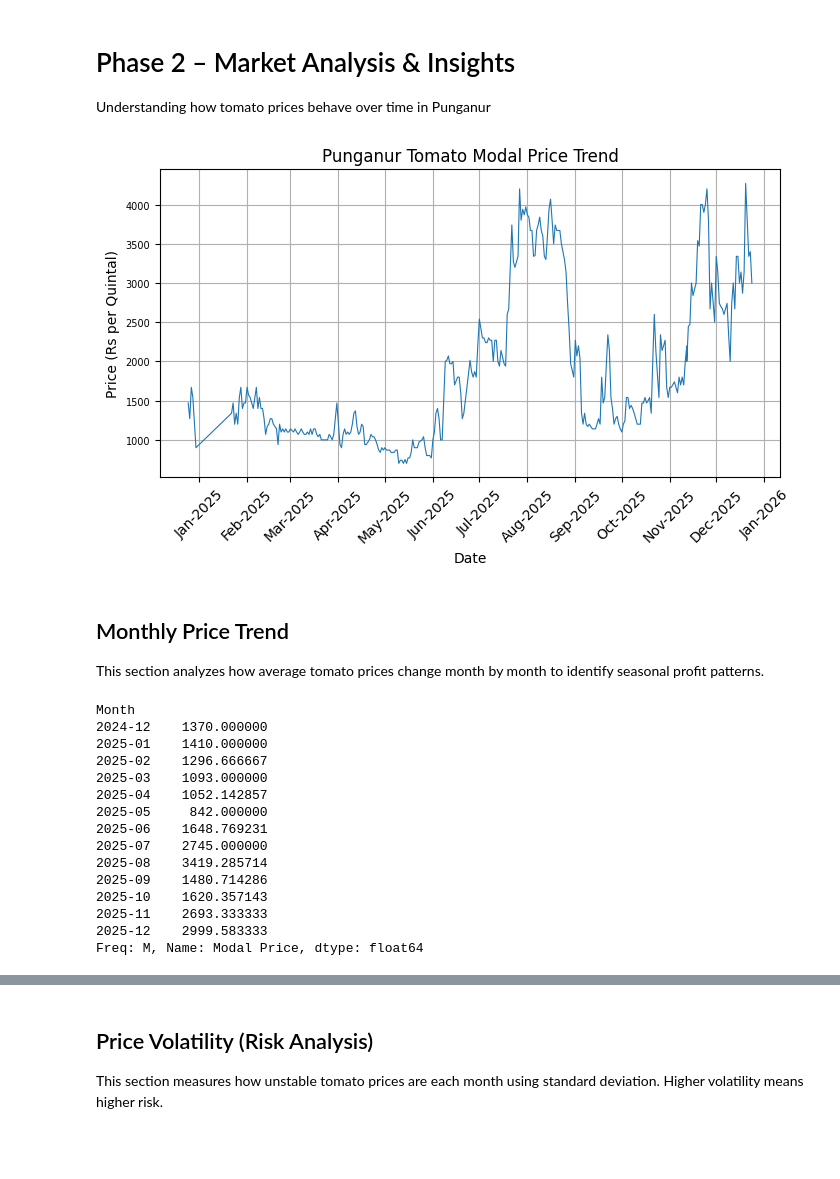
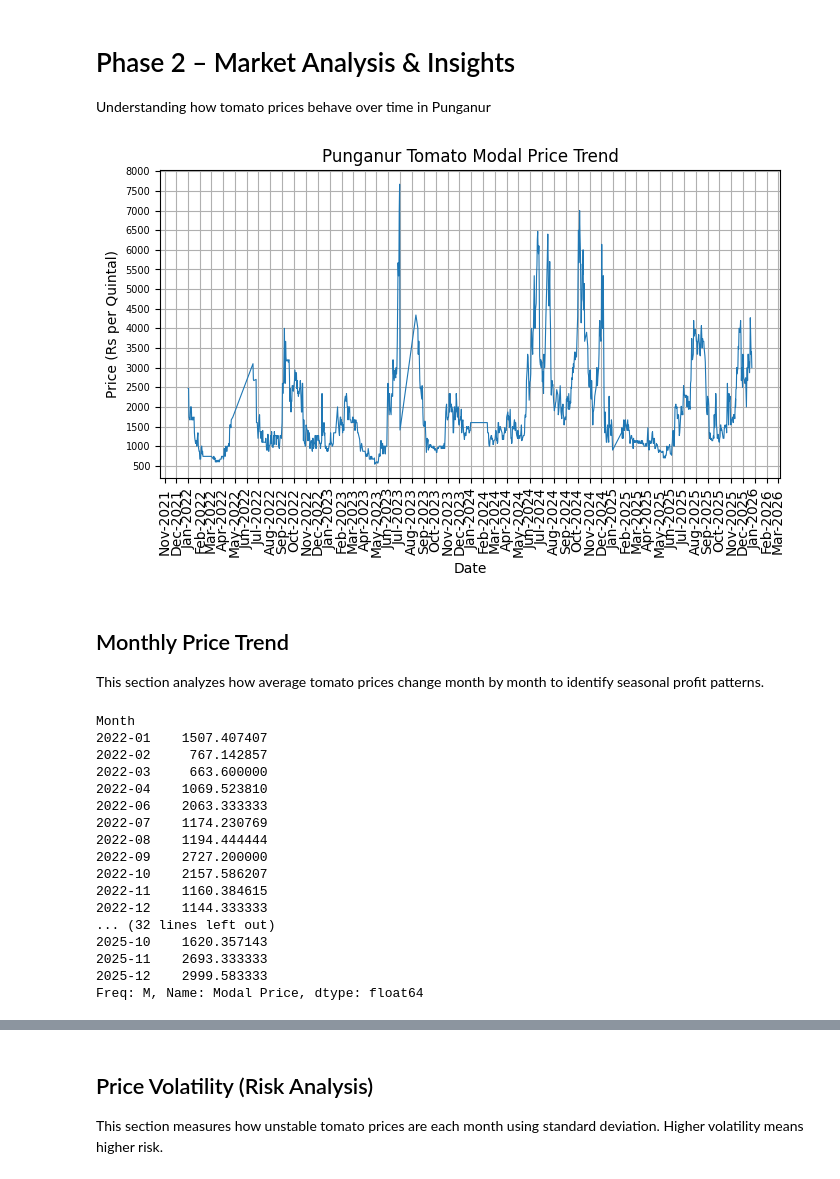
Before and after one commit to SiddharthaReddy27/Punganur-Tomato-Price-Intelligence, a Jupyter notebook: tomato_price_analysis.ipynb, the cells around one changed output, grey strips where cells are left out. Cells and saved outputs as stored; diff of their text form; code cells hidden in the pictures; blank space fills up the shorter version.

```diff
--- a/tomato_price_analysis.ipynb
+++ b/tomato_price_analysis.ipynb
@@ -18,6 +43,6 @@ os.listdir()
 # %%
 import pandas as pd
-df_raw = pd.read_csv("Daily Price Report-25-12-2024 to 25-12-2025 for Andhra Pradesh.csv")
+df_raw = pd.read_csv("dataset(2022-2025).csv")
 
 df = df_raw.copy()
 df.head()
@@ -33,5 +55,0 @@ df.head()
-# %%
-df.columns = df.iloc[0]
-df = df.drop(0)
-df = df.reset_index(drop=True)
-df.head()
@@ -85,28 +96,29 @@ df.head()
 # Phase 2 – Market Analysis & Insights
 Understanding how tomato prices behave over time in Punganur
 # %%
+import matplotlib.pyplot as plt
 import matplotlib.ticker as ticker
 import matplotlib.dates as mdates
 
 plt.figure(figsize=(8,4))
 plt.plot(df["Price Date"], df["Modal Price"], linewidth=0.8)
 
 plt.title("Punganur Tomato Modal Price Trend")
 plt.xlabel("Date")
 plt.ylabel("Price (Rs per Quintal)")
 
 plt.gca().xaxis.set_major_locator(mdates.MonthLocator())
 plt.gca().xaxis.set_major_formatter(mdates.DateFormatter("%b-%Y"))
 
 plt.gca().yaxis.set_major_locator(ticker.MultipleLocator(500))
 plt.grid(True)
 
-plt.xticks(rotation=45)
+plt.xticks(rotation=90)
 plt.yticks(fontsize=7)
 
 plt.show()
 # %% [output]
-[figure, old version]
+[figure, new version]
 # %% [markdown]
 ## Monthly Price Trend
 This section analyzes how average tomato prices change month by month to identify seasonal profit patterns.
@@ -116,16 +128,18 @@ monthly_avg = df.groupby("Month")["Modal Price"].mean()
 monthly_avg
 # %% [output]
 Month
-2024-12    1370.000000
-2025-01    1410.000000
-2025-02    1296.666667
-2025-03    1093.000000
-2025-04    1052.142857
-2025-05     842.000000
-2025-06    1648.769231
-2025-07    2745.000000
-2025-08    3419.285714
-2025-09    1480.714286
+2022-01    1507.407407
+2022-02     767.142857
+2022-03     663.600000
+2022-04    1069.523810
+2022-06    2063.333333
+2022-07    1174.230769
+2022-08    1194.444444
+2022-09    2727.200000
+2022-10    2157.586207
+2022-11    1160.384615
+2022-12    1144.333333
+... (32 lines left out)
 2025-10    1620.357143
 2025-11    2693.333333
 2025-12    2999.583333
```
Also changed, not shown: parts of 36 cells of this notebook, 1 other file.
